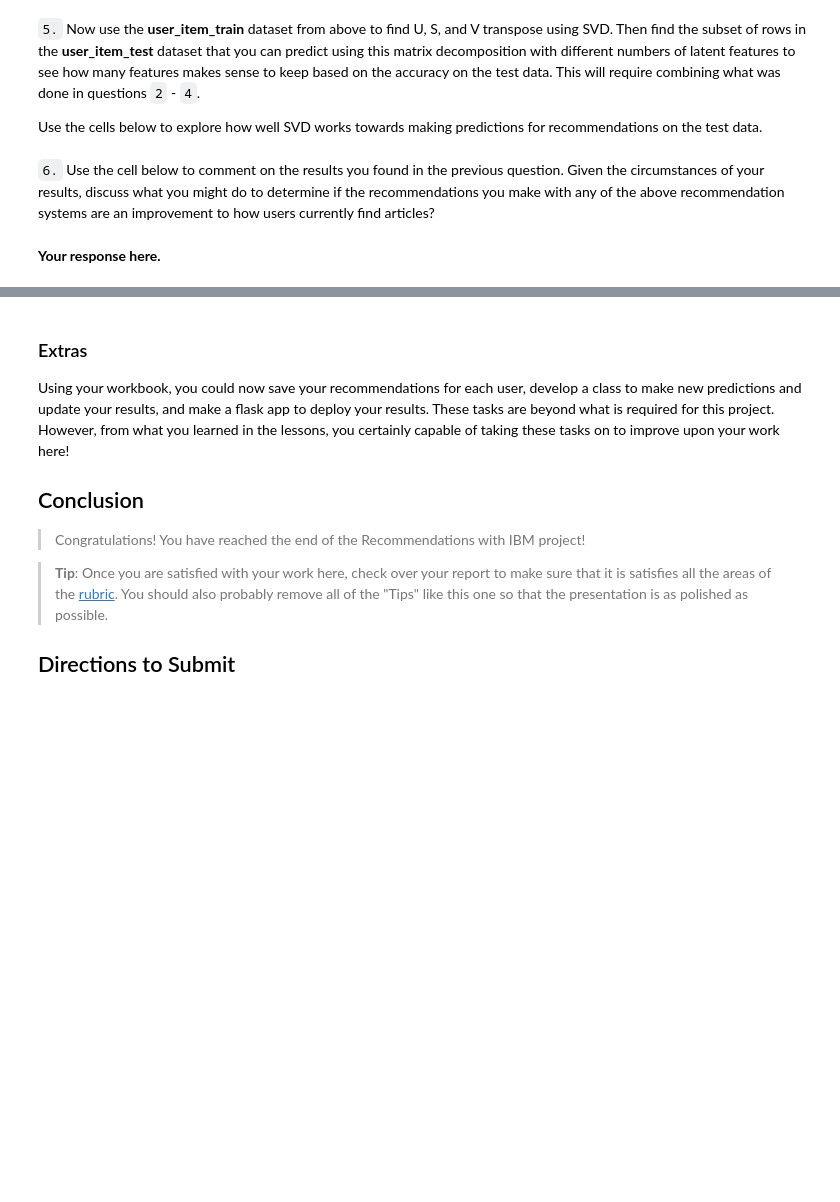
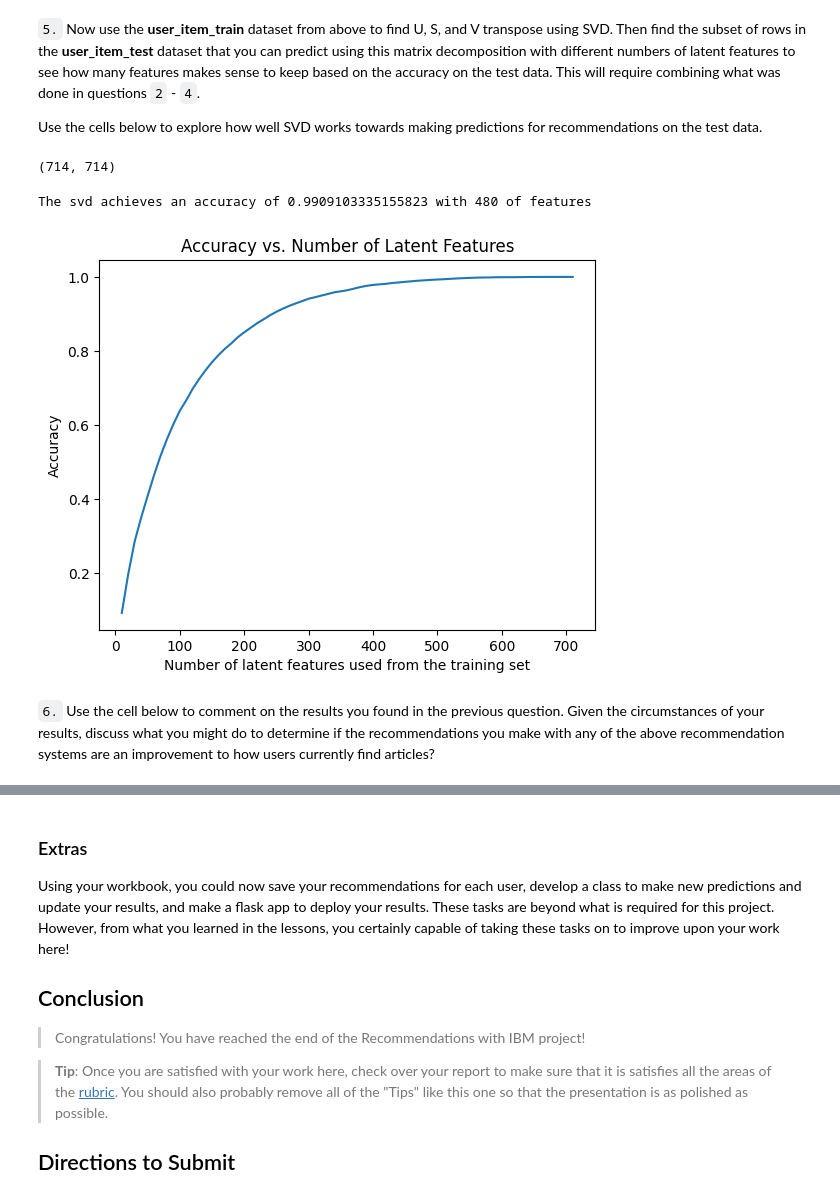
Before and after one commit to GinnCheng/Recommentation-Engines, a Jupyter notebook: Recommendations_with_IBM.ipynb, the cells around one changed output, grey strips where cells are left out. Cells and saved outputs as stored; diff of their text form; code cells hidden in the pictures; blank space fills up the shorter version.

```diff
--- a/Recommendations_with_IBM.ipynb
+++ b/Recommendations_with_IBM.ipynb
@@ -840,11 +840,53 @@ Awesome job!  That's right!  All of the test articles are in the training data,
 Use the cells below to explore how well SVD works towards making predictions for recommendations on the test data.
 # %%
 # fit SVD on the user_item_train matrix
-u_train, s_train, vt_train = # fit svd similar to above then use the cells below
+u_train, s_train, vt_train = np.linalg.svd(user_item_train,full_matrices=False)# fit svd similar to above then use the cells below
 # %%
 # Use these cells to see how well you can use the training
 # decomposition to predict on test data
+vt_train.shape
+# %% [output]
+(714, 714)
+# %%
+def svd_train_accuracy_analysis(user_item_train):
+    # test a number of feats
+    tot_num_feats = user_item_train.shape[1]
+    # setup the accuracy
+    svd_accuracy = []
+    selected_feats = np.arange(10, tot_num_feats,10)
+    # a switch to launch an accuracy mark or not
+    acc_mark_switch = 1
+    # fit SVD on the user_item_train matrix
+    u_train, s_train, vt_train = np.linalg.svd(user_item_train,full_matrices=False)
+    for k in selected_feats:
+        # restructure the svd matrices with k latent features
+        tmp_s, tmp_u, tmp_vt = np.diag(s_train[:k]), u_train[:, :k], vt_train[:k, :]
+        # take dot product to get the estimated user_item_train
+        user_item_est = np.around(np.dot(np.dot(tmp_u, tmp_s), tmp_vt))
+        # compute error for each prediction to actual value
+        diffs = np.subtract(user_item_train, user_item_est)
+        err = np.sum(np.sum(np.abs(diffs)))
+        # the maximum error is that all diff values are 1, of which the sum is the sum of user_item_train values or the number of rows of df_train
+        sub_acc = 1 - err/user_item_train.sum().sum()
+        # total errors and keep track of them
+        svd_accuracy.append(sub_acc)
+        # now we can mark the number of features that gives an accuracy of 99%
+        if acc_mark_switch == 1 and sub_acc >= 0.99:
+            print(f'The svd achieves an accuracy of {sub_acc} with {k} of features')
+            acc_mark_switch = 0
+        else:
+            pass
+    return selected_feats, svd_accuracy
+# %%
+selected_feats, svd_accuracy = svd_train_accuracy_analysis(user_item_train)
+# %% [output]
+The svd achieves an accuracy of 0.9909103335155823 with 480 of features
+# %%
+plt.plot(selected_feats, svd_accuracy);
+plt.xlabel('Number of latent features used from the training set');
+plt.ylabel('Accuracy');
+plt.title('Accuracy vs. Number of Latent Features');
+# %% [output]
+[figure, added]
 # %% [markdown]
 `6.` Use the cell below to comment on the results you found in the previous question. Given the circumstances of your results, discuss what you might do to determine if the recommendations you make with any of the above recommendation systems are an improvement to how users currently find articles?
-# %% [markdown]
-**Your response here.**
```
Also changed, not shown: parts of 2 cells of this notebook.
